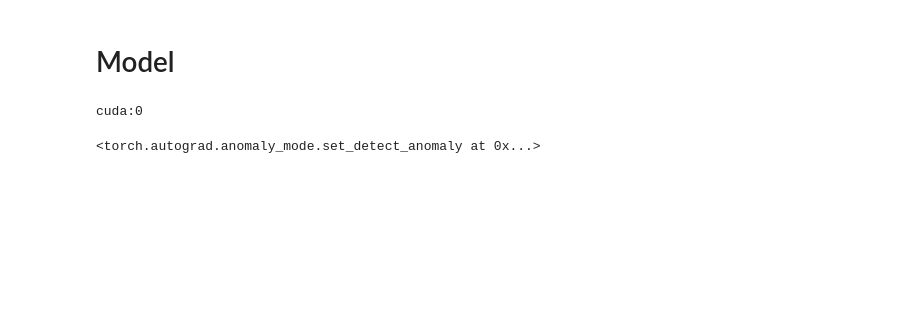
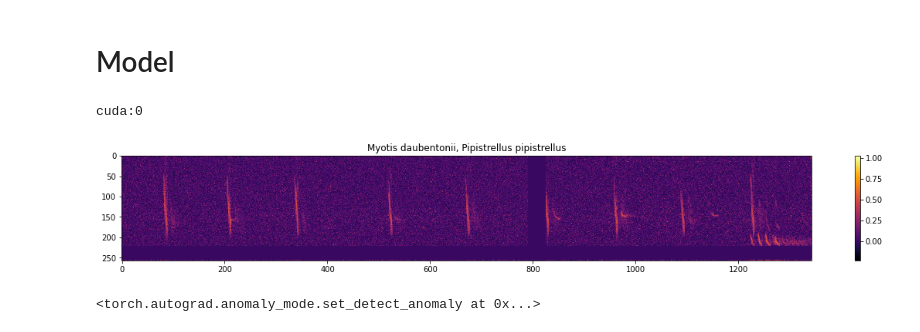
Before and after one commit to FrankFundel/BigBAT, a Jupyter notebook: main.ipynb, the cells around one changed output. Saved outputs shown, nothing was run; the diff lists cells and outputs as text; code cells hidden in the pictures; blank space fills up the shorter version.

```diff
--- a/main.ipynb
+++ b/main.ipynb
@@ -120,6 +141,9 @@ model.to(device)
 print(device)
 # %% [output]
 cuda:0
+# %%
+freq_masking = torchaudio.transforms.FrequencyMasking(freq_mask_param=50)
+time_masking = torchaudio.transforms.TimeMasking(time_mask_param=50)
 # %%
 train_len = batch_size * int(len(X_train) / batch_size)
 test_len = batch_size * int(len(X_test) / batch_size)
@@ -132,4 +156,31 @@ val_data = TensorDataset(torch.Tensor(X_val[:val_len]), torch.from_numpy(Y_val[:
 train_loader = DataLoader(train_data, batch_size=batch_size)
 test_loader = DataLoader(test_data, batch_size=batch_size)
 val_loader = DataLoader(val_data, batch_size=batch_size)
+# %%
+def plot_sequence(X, Y, k):
+    plt.figure(figsize = (20, 2.5))
+    x = X[k].cpu().detach().numpy()
+    y = Y[k].cpu().detach().numpy()
+    plt.imshow(np.rot90(x), interpolation='nearest', aspect='auto', cmap='inferno')
+    plt.colorbar()
+    label_list = []
+    if(len(y.shape) > 0):
+        for i in np.argwhere(y == 1)[:,0]:
+            label_list.append(list(classes)[i])
+        plt.title(", ".join(label_list))
+    else:
+        plt.title(list(classes)[y])
+
+k = np.random.randint(0, batch_size)
+X1, Y1 = next(iter(train_loader))
+X1, Y1 = X1.cuda(), Y1.cuda()
+X1, Y1 = mixup(X1, Y1, num_classes=num_classes, min_seq=1, max_seq=3)
+X1 = preprocess(X1)
+X1 = noise(X1)
+X1 = freq_masking(X1)
+X1 = time_masking(X1)
+
+plot_sequence(X1, Y1, k)
+# %% [output]
+[figure, added]
 # %%
```
Also changed, not shown: parts of 16 cells of this notebook, 2 other files.
